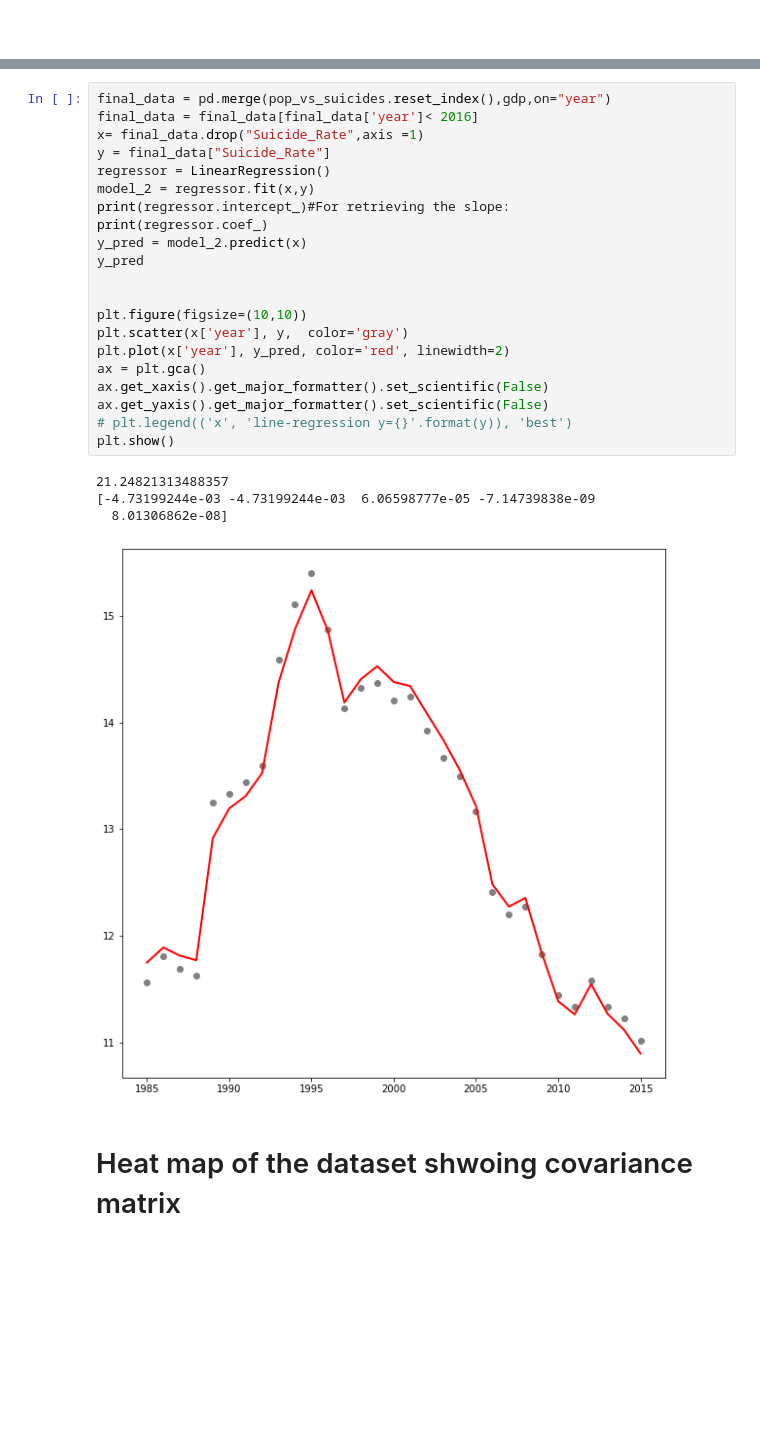
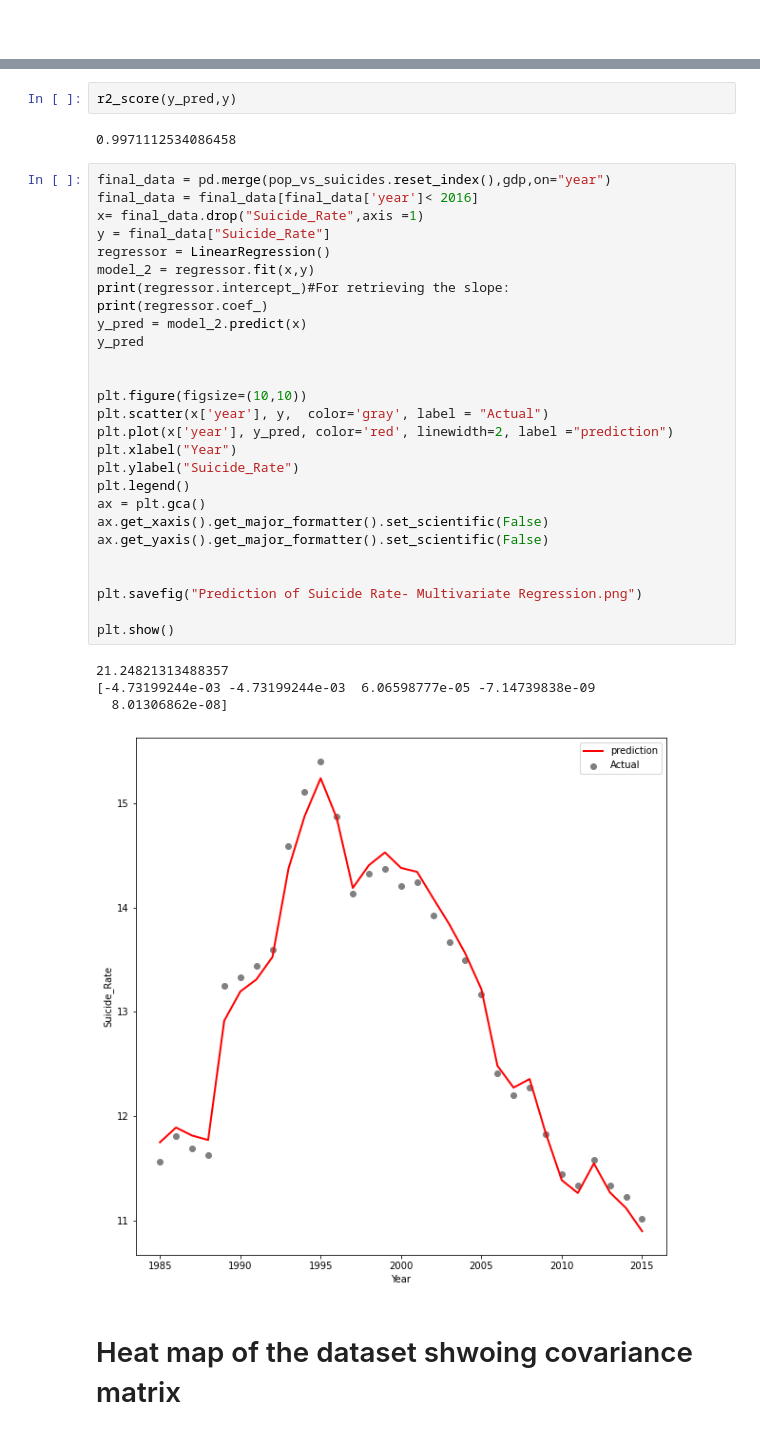
Before and after one commit to mguner-data/Global_Suicide_Data_Analysis, a Jupyter notebook: shanker_project_1.ipynb, the cells around one changed output, grey strips where cells are left out. Saved outputs shown, nothing was run; the diff lists cells and outputs as text; blank space fills up the shorter version.

Commit message:
Adding labels and legend to multivariate regression model

```diff
--- a/shanker_project_1.ipynb
+++ b/shanker_project_1.ipynb
@@ -733,29 +796,39 @@ plt.show()
+# %%
+r2_score(y_pred,y)
+# %% [output]
+0.9971112534086458
 # %%
 final_data = pd.merge(pop_vs_suicides.reset_index(),gdp,on="year")
 final_data = final_data[final_data['year']< 2016]
 x= final_data.drop("Suicide_Rate",axis =1)
 y = final_data["Suicide_Rate"]
 regressor = LinearRegression()
 model_2 = regressor.fit(x,y)
 print(regressor.intercept_)#For retrieving the slope:
 print(regressor.coef_)
 y_pred = model_2.predict(x)
 y_pred
 
 
 plt.figure(figsize=(10,10))
-plt.scatter(x['year'], y,  color='gray')
-plt.plot(x['year'], y_pred, color='red', linewidth=2)
+plt.scatter(x['year'], y,  color='gray', label = "Actual")
+plt.plot(x['year'], y_pred, color='red', linewidth=2, label ="prediction")
+plt.xlabel("Year")
+plt.ylabel("Suicide_Rate")
+plt.legend()
 ax = plt.gca()
 ax.get_xaxis().get_major_formatter().set_scientific(False)
 ax.get_yaxis().get_major_formatter().set_scientific(False)
-# plt.legend(('x', 'line-regression y={}'.format(y)), 'best')
+
+
+plt.savefig("Prediction of Suicide Rate- Multivariate Regression.png")
+
 plt.show()
 # %% [output]
 21.24821313488357
 [-4.73199244e-03 -4.73199244e-03  6.06598777e-05 -7.14739838e-09
   8.01306862e-08]
-[figure, old version]
+[figure, new version]
 # %% [markdown]
 # Heat map of the dataset shwoing covariance matrix
 # %%
```
Also changed, not shown: parts of 28 cells of this notebook.
